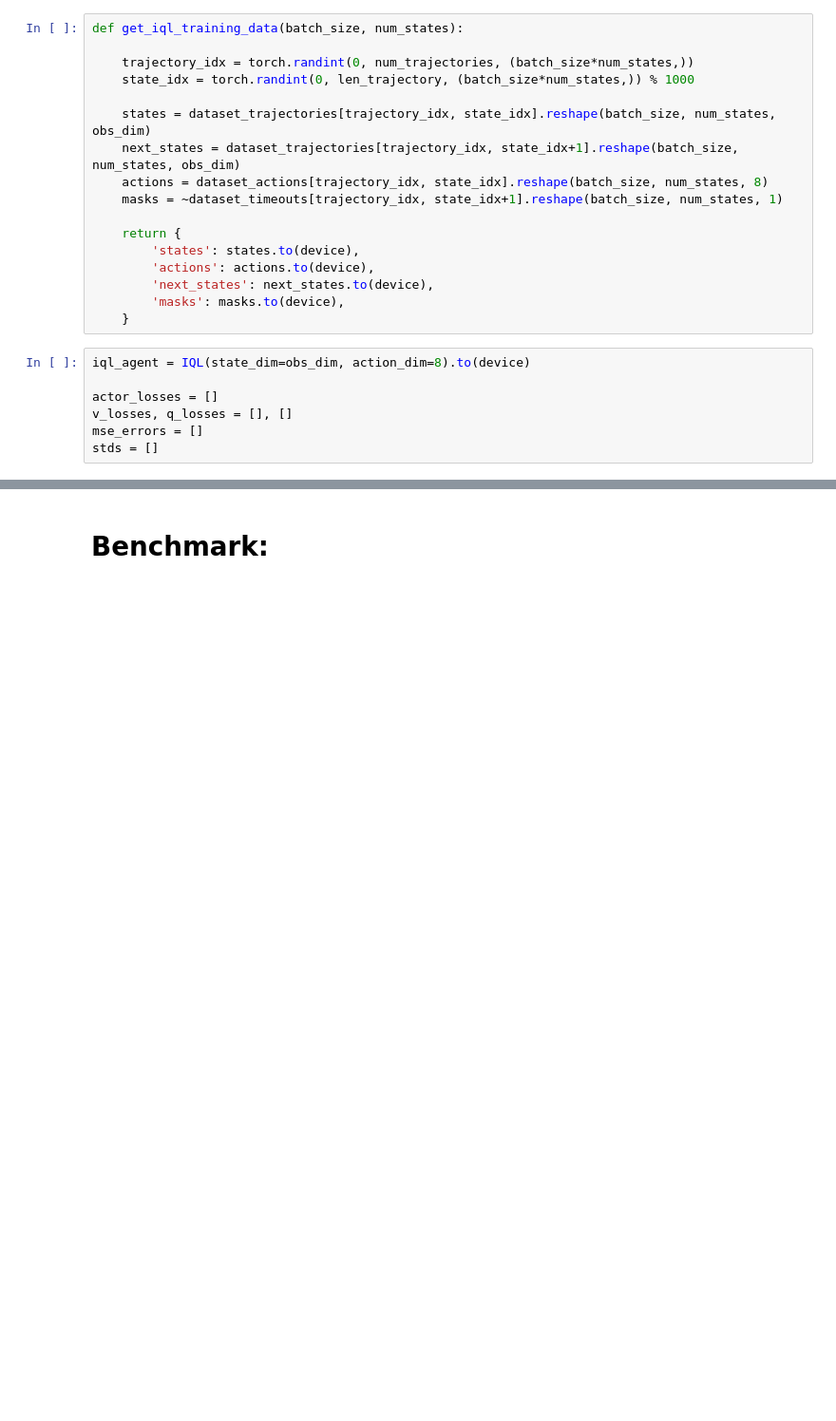
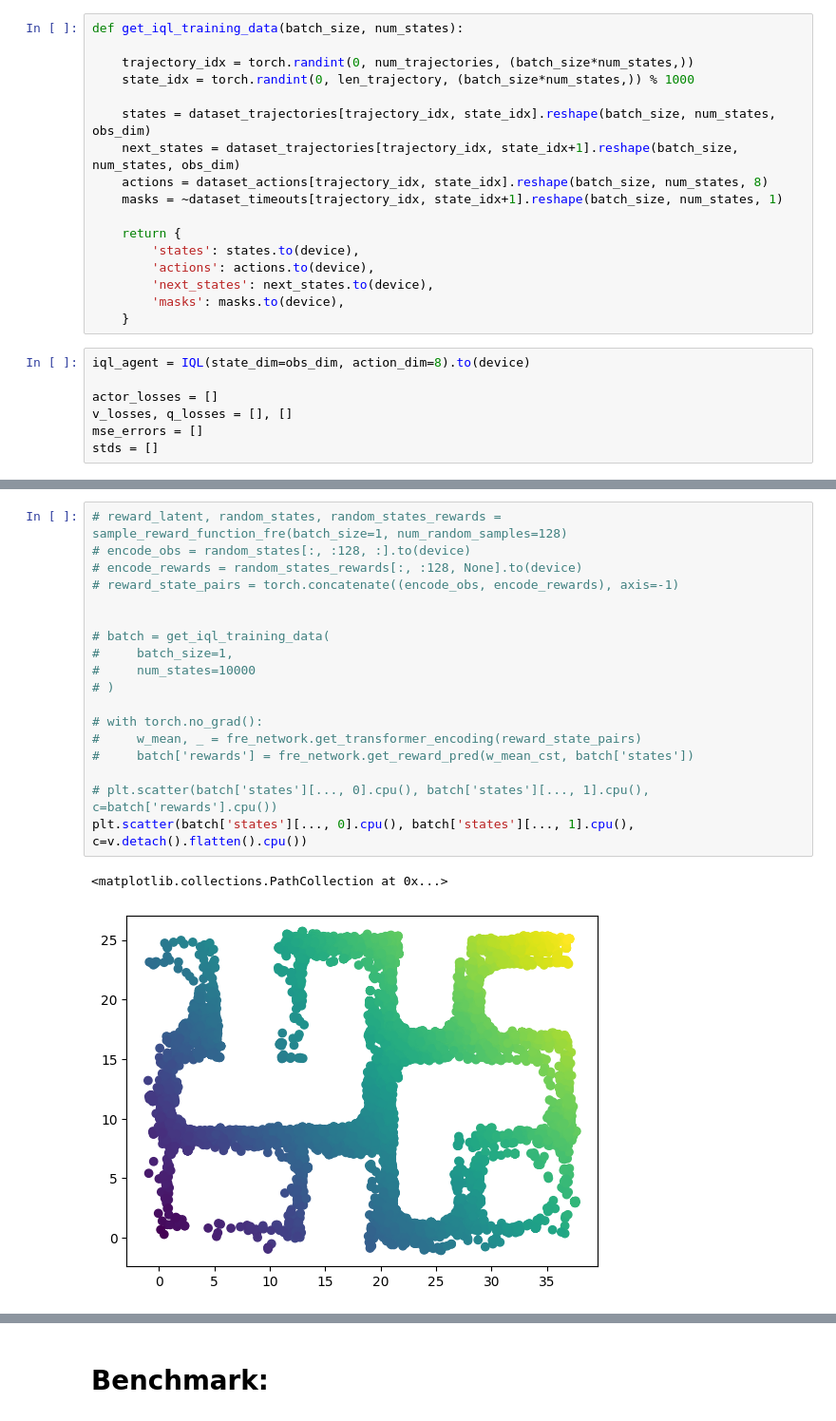
Before and after one commit to TheSun00000/fre_experiments, a Jupyter notebook: offline_fre.ipynb, the cells around one changed output, grey strips where cells are left out. Shown at 95% size. Drawn from its saved outputs; the diff is of its cells as text; blank space fills up the shorter version.

```diff
--- a/offline_fre.ipynb
+++ b/offline_fre.ipynb
@@ -901,0 +903,21 @@ KeyboardInterrupt:
+# %%
+# reward_latent, random_states, random_states_rewards = sample_reward_function_fre(batch_size=1, num_random_samples=128)
+# encode_obs = random_states[:, :128, :].to(device)
+# encode_rewards = random_states_rewards[:, :128, None].to(device)
+# reward_state_pairs = torch.concatenate((encode_obs, encode_rewards), axis=-1)
+
+
+# batch = get_iql_training_data(
+#     batch_size=1,
+#     num_states=10000
+# )
+
+# with torch.no_grad():
+#     w_mean, _ = fre_network.get_transformer_encoding(reward_state_pairs)
+#     batch['rewards'] = fre_network.get_reward_pred(w_mean_cst, batch['states'])
+
+# plt.scatter(batch['states'][..., 0].cpu(), batch['states'][..., 1].cpu(), c=batch['rewards'].cpu())
+plt.scatter(batch['states'][..., 0].cpu(), batch['states'][..., 1].cpu(), c=v.detach().flatten().cpu())
+# %% [output]
+<matplotlib.collections.PathCollection at 0x...>
+[figure, added]
```
Also changed, not shown: parts of 13 cells of this notebook, 4 other files.
